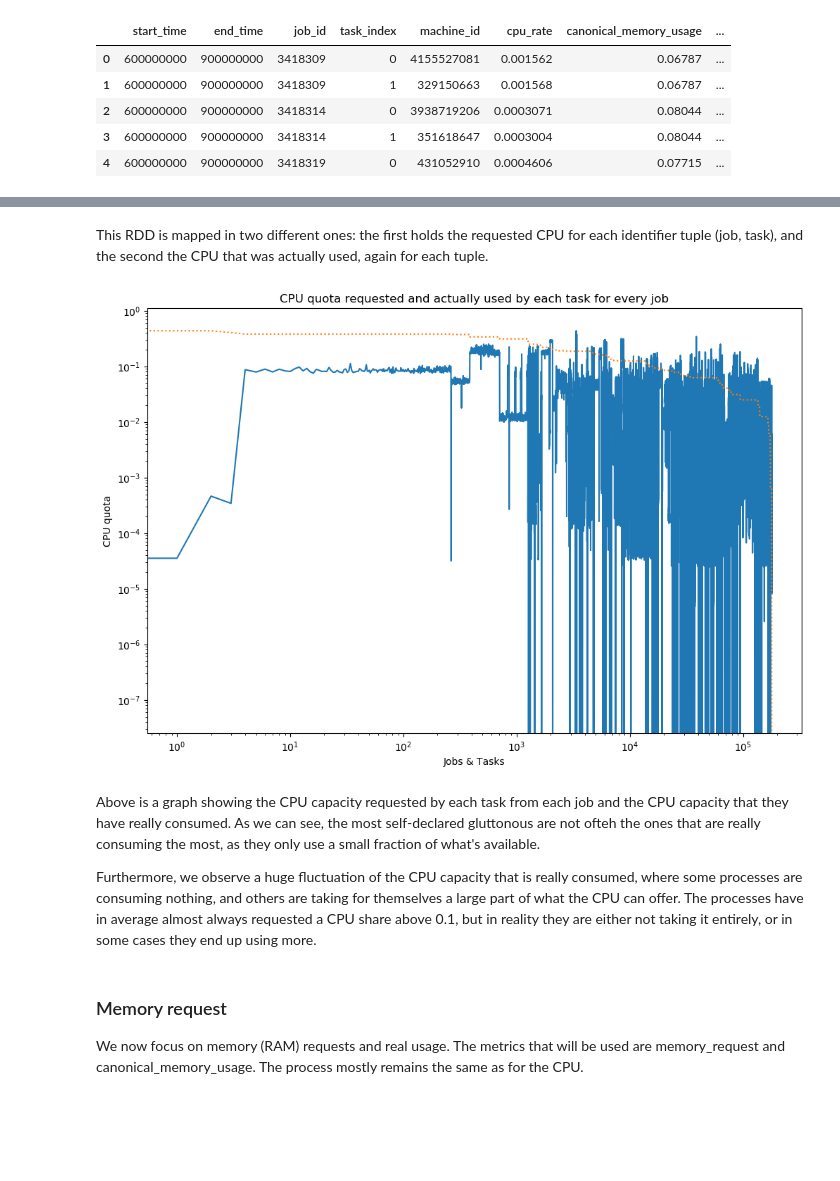
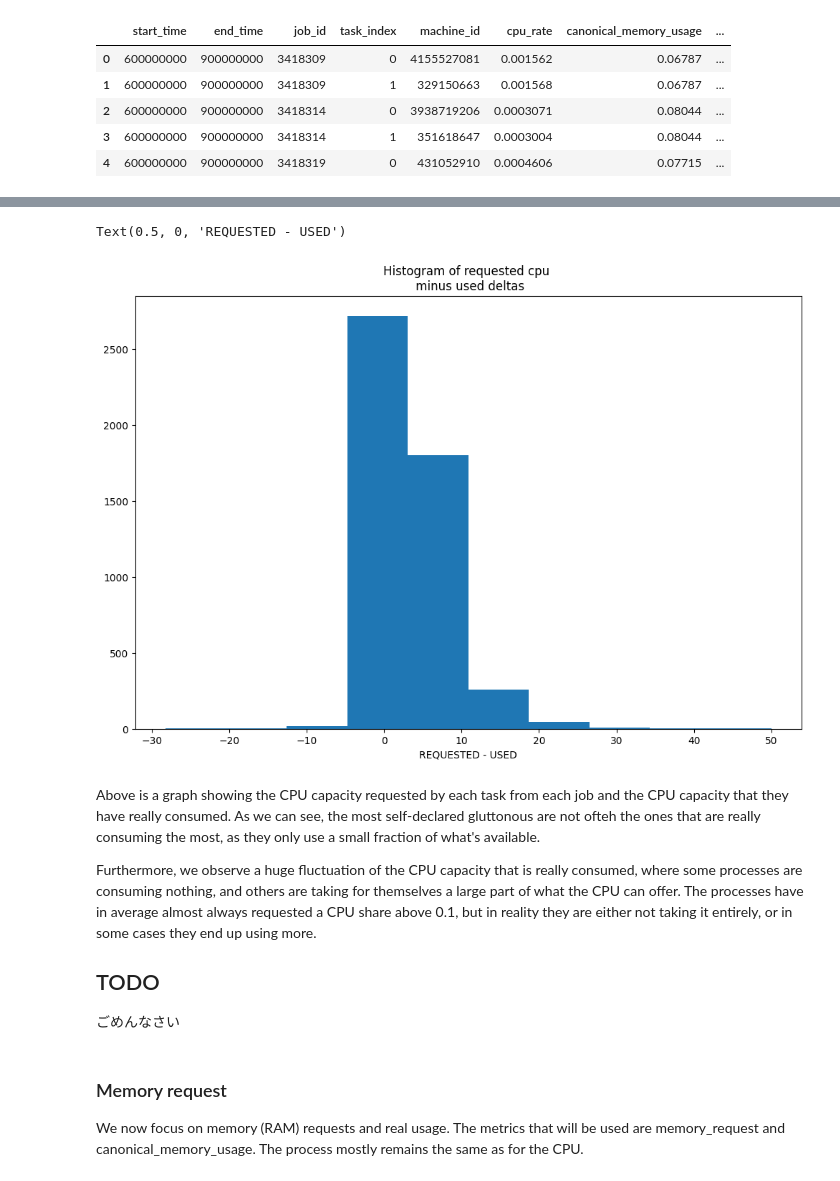
Before and after one commit to templierw/spark_lab, a Jupyter notebook: lab_new.ipynb, the cells around one changed output, grey strips where cells are left out. Cells and saved outputs as stored; diff of their text form; code cells hidden in the pictures; blank space fills up the shorter version.

```diff
--- a/lab_new.ipynb
+++ b/lab_new.ipynb
@@ -462,0 +451,12 @@ We first take the CPU requested by each job and task:
+# %%
+def avg_init(row):
+    return (row, 1)
+
+def avg_merge(old, new):
+    return (old[0]+new,old[1]+1)
+
+def avg_cmb(old, new):
+    return (old[0]+new[0],old[1]+new[1])
+
+#for readability, cpu/mem request and usage is multiplied by 100
+sanitize = lambda x: round(float(x)*100,4)
@@ -463,7 +465,9 @@ We first take the CPU requested by each job and task:
 # %%
-# Collect the cpu requested by each process identified by the tuple (job id, task id),
+# Collect the cpu requested of each process by averaging on per task request,
 # and discard the Non Available values.
-cpu_requests = task_events.select(['job_id','task_index','cpu_request'])\
-                     .filter(lambda x: x[2] != 'NA')\
-                     .map(lambda x: ((x[0],x[1]),float(x[2])))
+cpu_requests = task_events.select(['job_id', 'cpu_request'])\
+    .filter(lambda x: x[1] != 'NA')\
+    .map(lambda x: (x[0], sanitize(x[1])))
+cpu_req_avg = cpu_requests.combineByKey(avg_init, avg_merge, avg_cmb)\
+    .mapValues(lambda x: round(x[0]/x[1], 3))
 # %% [markdown]
@@ -471,6 +475,8 @@ We then get the CPU rates that were indeed used by each job and task:
 # %%
 # Same with the CPU rate
-cpu_used = task_usage.select(['job_id','task_index','cpu_rate'])\
-                   .filter(lambda x: x[2] != 'NA')\
-                   .map(lambda x: ((x[0],x[1]),float(x[2])))
+cpu_used = task_usage.select(['job_id', 'cpu_rate'])\
+    .filter(lambda x: x[1] != 'NA')\
+    .map(lambda x: (x[0], sanitize(x[1])))
+cpu_used_avg = cpu_used.combineByKey(avg_init, avg_merge, avg_cmb)\
+    .mapValues(lambda x: round(x[0]/x[1], 3))
 # %% [markdown]
@@ -497,2 +483,0 @@ total_average_cpu_consumption = average_cpu_consumption.mapValues(lambda x: (x[0
-# %% [markdown]
-This RDD is mapped in two different ones: the first holds the requested CPU for each identifier tuple (job, task), and the second the CPU that was actually used, again for each tuple.
@@ -502,31 +484,22 @@ jt_real = total_average_cpu_consumption.map(lambda x: (x[0], x[1][1]))
-# %%
-# Converting the tuples in integer identifiers.  We don't really need to know the job and task id for each point,
-# so this is fine.
-jt_req_coll = jt_req.collectAsMap()
-job_task_id = np.arange(len(jt_req_coll.keys()))
-
-# First plot: real CPU consumed
-plt.plot(job_task_id, list(jt_real.collectAsMap().values()))
-
-# Second plot: requested CPU
-plt.plot(job_task_id, list(jt_req_coll.values()), linestyle='dotted')
-
-plt.xlabel('Jobs & Tasks')
-plt.ylabel('CPU quota')
-
-# Same as the previous plots, use a log graph to avoid having a distorded graph
-plt.xscale("log")
-plt.yscale("log")
-
-plt.title("CPU quota requested and actually used by each task for every job")
-
-plt.show()
-# %% [output]
-[figure, removed]
+# %%
+# for each job we match its avg cpu request and usage,
+# then compute the delta REQUESTED - USAGE
+cpu_consumption = cpu_req_avg.join(cpu_used_avg)
+cons_delta = cpu_consumption.map(lambda x: round(x[1][0]-x[1][1], 4))
+# %%
+plt.hist(cons_delta.collect())
+plt.title('Histogram of requested cpu \n minus used deltas')
+plt.xlabel('REQUESTED - USED');
+# %% [output]
+Text(0.5, 0, 'REQUESTED - USED')
+[figure, added]
 # %% [markdown]
 Above is a graph showing the CPU capacity requested by each task from each job and the CPU capacity that they have really consumed. As we can see, the most self-declared gluttonous are not ofteh the ones that are really consuming the most, as they only use a small fraction of what's available.
 
 Furthermore, we observe a huge fluctuation of the CPU capacity that is really consumed, where some processes are consuming nothing, and others are taking for themselves a large part of what the CPU can offer. The processes have in average almost always requested a CPU share above 0.1, but in reality they are either not taking it entirely, or in some cases they end up using more.
+
+## TODO
+ごめんなさい
 # %% [markdown]
 ### Memory request
 
```
Also changed, not shown: parts of 26 cells of this notebook, 14 other files.
